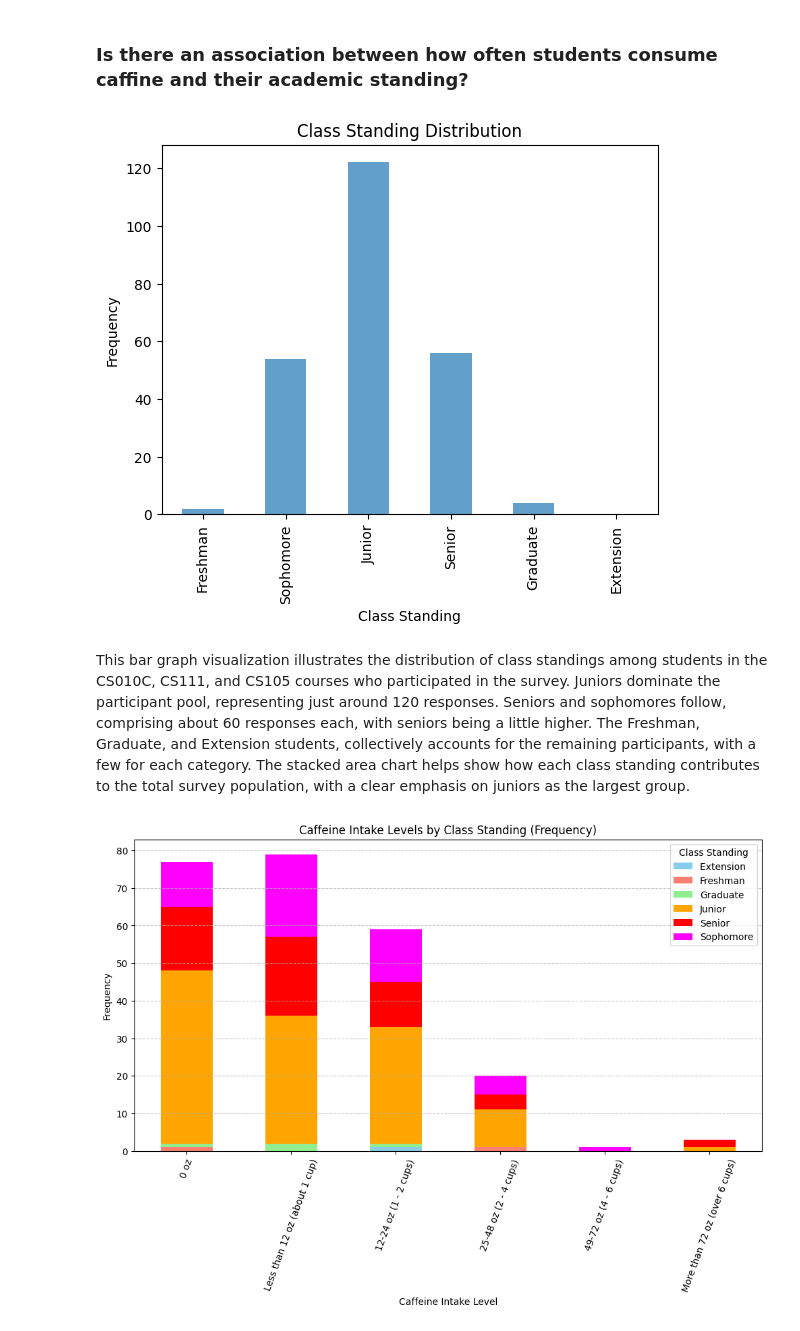
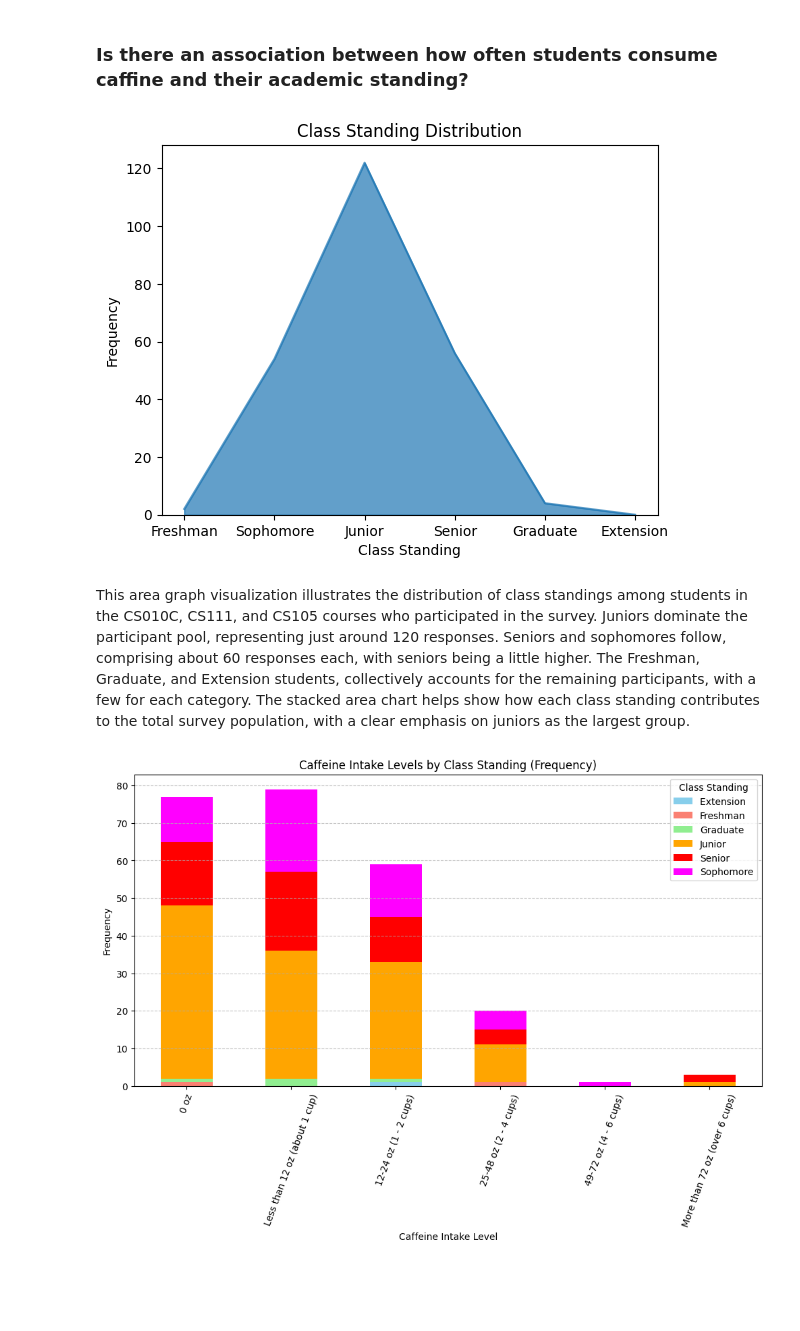
Before and after one commit to rzhou052/CS105-Mini-Project, a Jupyter notebook: Mini-Project.ipynb, the cells around one changed output. Drawn from its saved outputs; the diff is of its cells as text; code cells hidden in the pictures; blank space fills up the shorter version.

Commit message:
Changed to area graph, Updated pdf

```diff
--- a/Mini-Project.ipynb
+++ b/Mini-Project.ipynb
@@ -25,18 +25,18 @@ df = pd.read_csv("data/CleanedResponses.csv")
 # %%
 class_counts = df['classStanding'].value_counts()
 
 class_order = ["Freshman", "Sophomore", "Junior", "Senior", "Graduate", "Extension"]
 class_counts = class_counts.reindex(class_order)
 
-class_counts.plot(kind='bar', stacked=True, alpha=0.7)
+class_counts.plot(kind='area', stacked=True, alpha=0.7)
 plt.title('Class Standing Distribution')
 plt.xlabel('Class Standing')
 plt.ylabel('Frequency')
 plt.show()
 # %% [output]
-[figure, old version]
+[figure, new version]
 # %% [markdown]
-This bar graph visualization illustrates the distribution of class standings among students in the CS010C, CS111, and CS105 courses who participated in the survey. Juniors dominate the participant pool, representing just around 120 responses. Seniors and sophomores follow, comprising about 60 responses each, with seniors being a little higher. The Freshman, Graduate, and Extension students, collectively accounts for the remaining participants, with a few for each category. The stacked area chart helps show how each class standing contributes to the total survey population, with a clear emphasis on juniors as the largest group.
+This area graph visualization illustrates the distribution of class standings among students in the CS010C, CS111, and CS105 courses who participated in the survey. Juniors dominate the participant pool, representing just around 120 responses. Seniors and sophomores follow, comprising about 60 responses each, with seniors being a little higher. The Freshman, Graduate, and Extension students, collectively accounts for the remaining participants, with a few for each category. The stacked area chart helps show how each class standing contributes to the total survey population, with a clear emphasis on juniors as the largest group.
 # %%
 caffeine_counts = pd.crosstab(df['caffeineIntake'], df['classStanding'])
 
```
Also changed, not shown: parts of 1 cell of this notebook, 1 other file.
